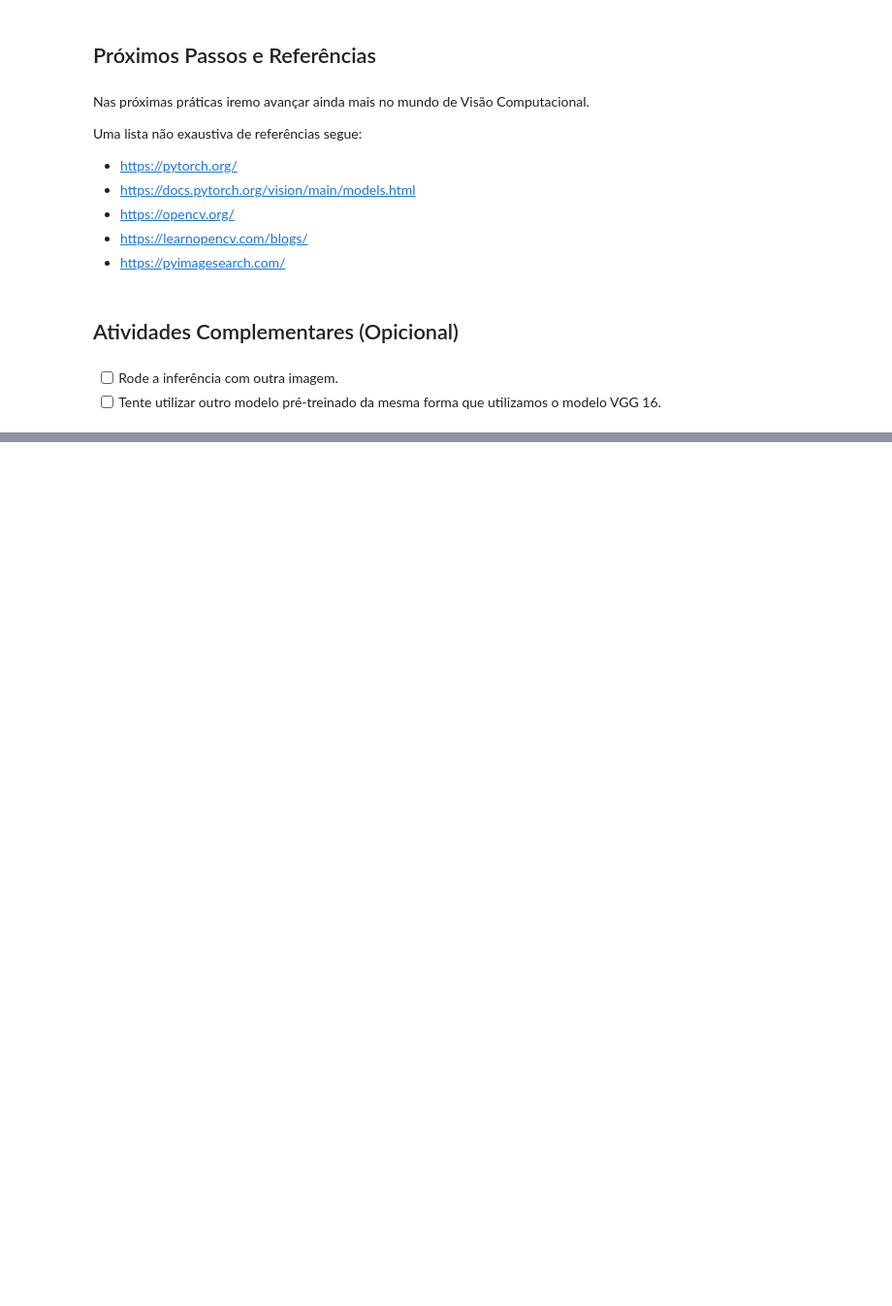
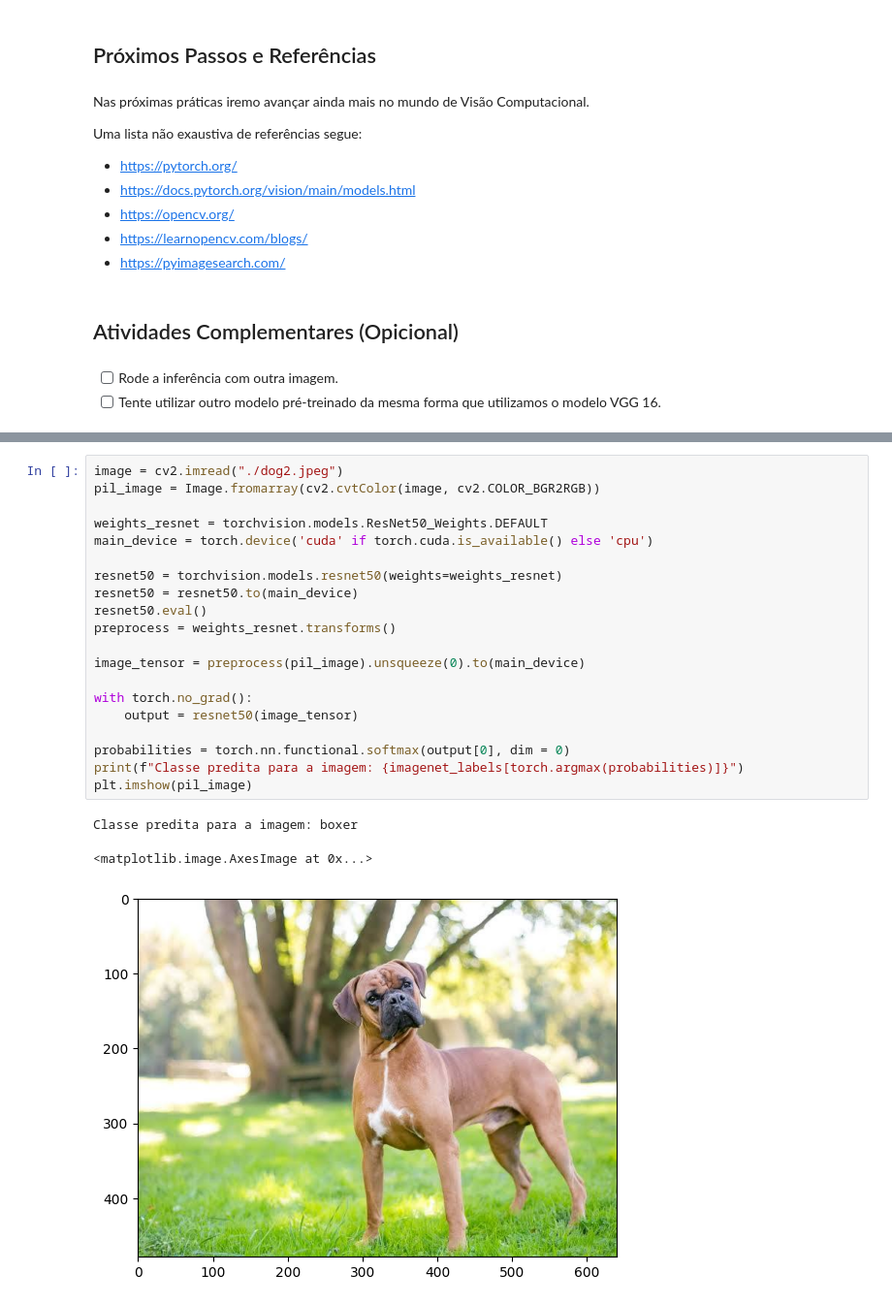
Before and after one commit to joseph-cbp/atividades-visao-computacional, a Jupyter notebook: VC - Mod02/VC_M2A10 - Modelos Pré-Treinados/M2A10 - Modelos Pré-Treinados.ipynb, the cells around one changed output, grey strips where cells are left out. Shown at 97% size. Saved outputs shown, nothing was run; the diff lists cells and outputs as text; blank space fills up the shorter version.

Commit message:
chore: utilizando outros modelos

```diff
--- a/VC - Mod02/VC_M2A10 - Modelos Pré-Treinados/M2A10 - Modelos Pré-Treinados.ipynb
+++ b/VC - Mod02/VC_M2A10 - Modelos Pré-Treinados/M2A10 - Modelos Pré-Treinados.ipynb
@@ -143,0 +165,24 @@ Uma lista não exaustiva de referências segue:
+# %%
+image = cv2.imread("./dog2.jpeg")
+pil_image = Image.fromarray(cv2.cvtColor(image, cv2.COLOR_BGR2RGB))
+
+weights_resnet = torchvision.models.ResNet50_Weights.DEFAULT
+main_device = torch.device('cuda' if torch.cuda.is_available() else 'cpu')
+
+resnet50 = torchvision.models.resnet50(weights=weights_resnet)
+resnet50 = resnet50.to(main_device)
+resnet50.eval()
+preprocess = weights_resnet.transforms()
+
+image_tensor = preprocess(pil_image).unsqueeze(0).to(main_device)
+
+with torch.no_grad():
+    output = resnet50(image_tensor)
+
+probabilities = torch.nn.functional.softmax(output[0], dim = 0)
+print(f"Classe predita para a imagem: {imagenet_labels[torch.argmax(probabilities)]}")
+plt.imshow(pil_image)
+# %% [output]
+Classe predita para a imagem: boxer
+<matplotlib.image.AxesImage at 0x...>
+[figure, added]
```
Also changed, not shown: parts of 6 cells of this notebook.
